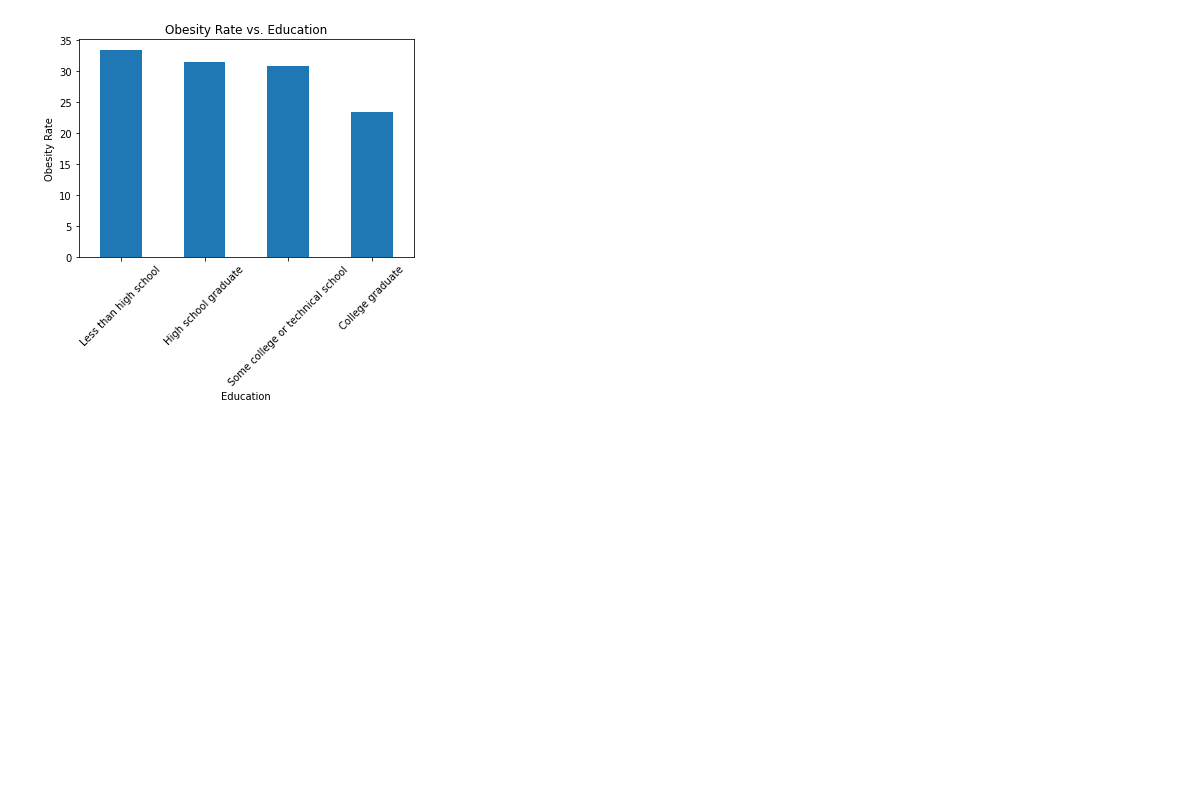
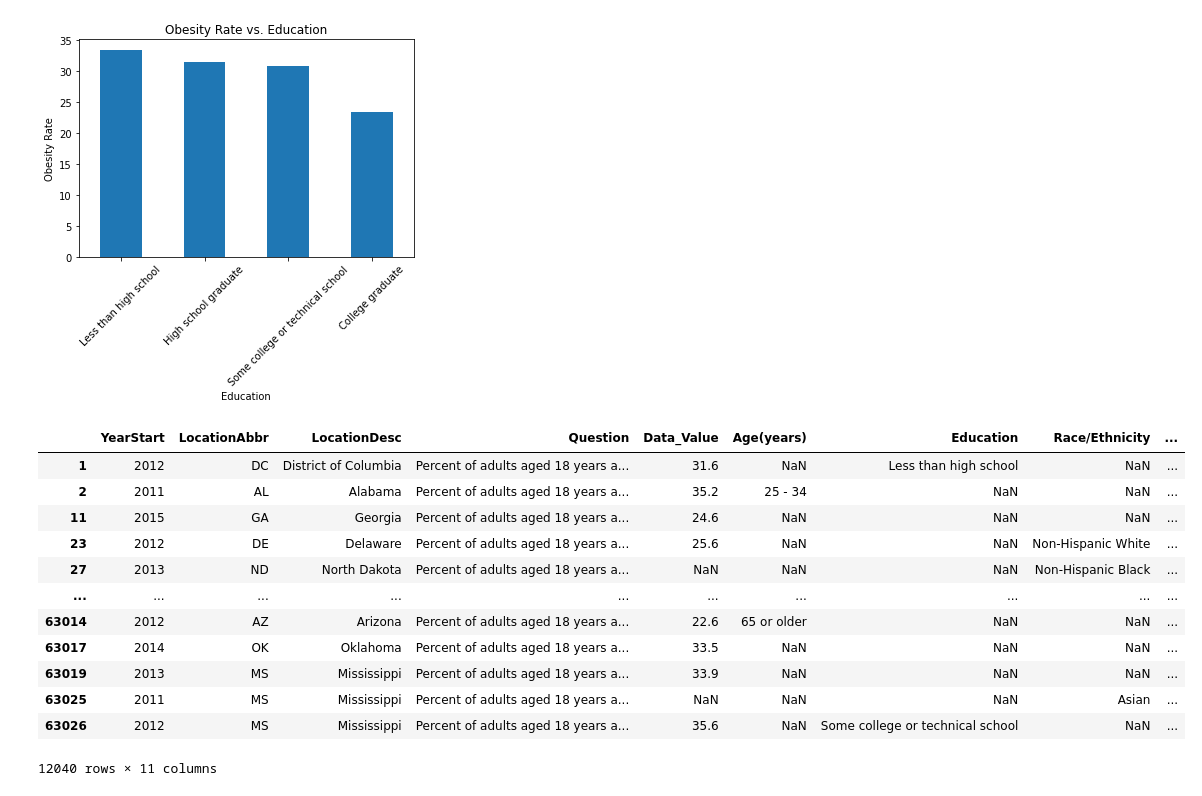
Before and after one commit to atpappa/Project1, a Jupyter notebook: DataExploration/cdc_data - Copy2.ipynb, the cells around one changed output. Drawn from its saved outputs; the diff is of its cells as text; code cells hidden in the pictures; blank space fills up the shorter version.

```diff
--- a/DataExploration/cdc_data - Copy2.ipynb
+++ b/DataExploration/cdc_data - Copy2.ipynb
@@ -375,0 +377,16 @@ plt.show()
+# %%
+trim_data
+# %% [output]
+|  | YearStart | LocationAbbr | LocationDesc | Question | Data_Value | Age(years) | Education | Race/Ethnicity | ... |
+| 1 | 2012 | DC | District of Columbia | Percent of adults aged 18 years a... | 31.6 | NaN | Less than high school | NaN | ... |
+| 2 | 2011 | AL | Alabama | Percent of adults aged 18 years a... | 35.2 | 25 - 34 | NaN | NaN | ... |
+| 11 | 2015 | GA | Georgia | Percent of adults aged 18 years a... | 24.6 | NaN | NaN | NaN | ... |
+| 23 | 2012 | DE | Delaware | Percent of adults aged 18 years a... | 25.6 | NaN | NaN | Non-Hispanic White | ... |
+| 27 | 2013 | ND | North Dakota | Percent of adults aged 18 years a... | NaN | NaN | NaN | Non-Hispanic Black | ... |
+| ... | ... | ... | ... | ... | ... | ... | ... | ... | ... |
+| 63014 | 2012 | AZ | Arizona | Percent of adults aged 18 years a... | 22.6 | 65 or older | NaN | NaN | ... |
+| 63017 | 2014 | OK | Oklahoma | Percent of adults aged 18 years a... | 33.5 | NaN | NaN | NaN | ... |
+| 63019 | 2013 | MS | Mississippi | Percent of adults aged 18 years a... | 33.9 | NaN | NaN | NaN | ... |
+| 63025 | 2011 | MS | Mississippi | Percent of adults aged 18 years a... | NaN | NaN | NaN | Asian | ... |
+| 63026 | 2012 | MS | Mississippi | Percent of adults aged 18 years a... | 35.6 | NaN | Some college or technical school | NaN | ... |
+12040 rows × 11 columns
```
Also changed, not shown: parts of 8 cells of this notebook, 1 other file.
